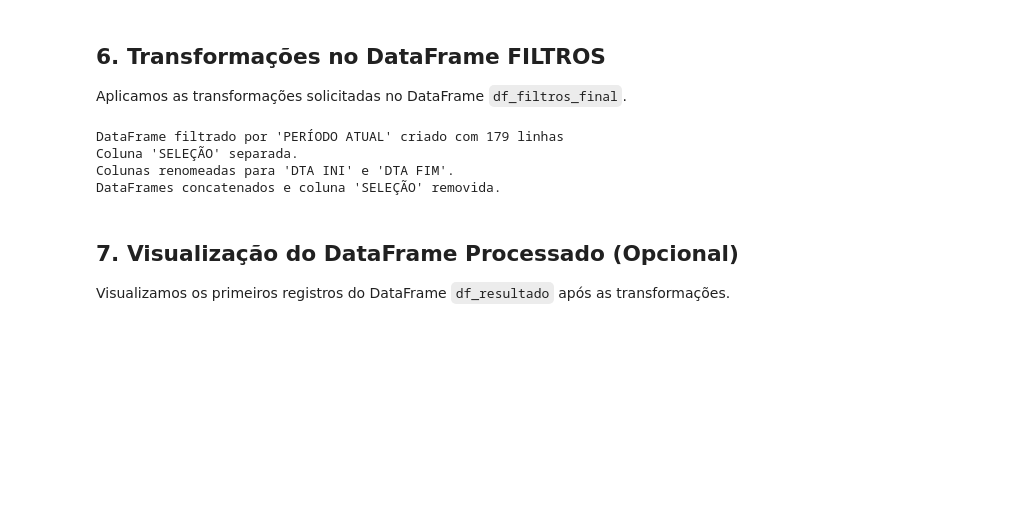
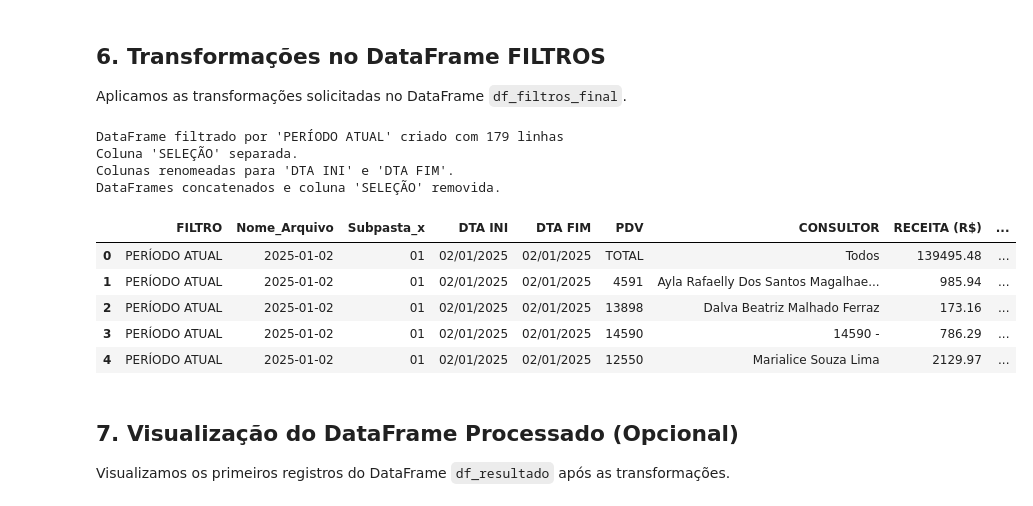
Before and after one commit to rafaweread/botapp, a Jupyter notebook: notebooks/ProcessarExcelSubpastas_original_mod.ipynb, the cells around one changed output. Cells and saved outputs as stored; diff of their text form; code cells hidden in the pictures; blank space fills up the shorter version.

```diff
--- a/notebooks/ProcessarExcelSubpastas_original_mod.ipynb
+++ b/notebooks/ProcessarExcelSubpastas_original_mod.ipynb
@@ -85,6 +85,23 @@ for raiz, subpastas, arquivos in os.walk(pasta_principal):
             except Exception as e:
                 # Tratamento de erro caso a aba PDV não exista ou ocorra outro problema
                 print(f"  - Erro ao ler aba PDV de {arquivo}: {e}")
+
+            try:
+                # Ler a aba CONSULTOR do arquivo Excel
+                df_consultor = pd.read_excel(caminho_completo, sheet_name='CONSULTOR', keep_default_na=False)
+
+                # Adicionar colunas com o nome do arquivo e da subpasta para rastreabilidade
+                df_consultor["Nome_Arquivo"] = nome_arquivo
+                df_consultor["Subpasta"] = subpasta
+
+                # Adicionar o DataFrame à lista de DataFrames da aba CONSULTOR
+                lista_dfs_consultor.append(df_consultor)
+
+                print(f"  - Aba CONSULTOR processada com sucesso")
+
+            except Exception as e:
+                # Tratamento de erro caso a aba CONSULTOR não exista ou ocorra outro problema
+                print(f"  - Erro ao ler aba CONSULTOR de {arquivo}: {e}")
 # %% [output]
 Processando arquivo: C:\Users\rafaellemos\Grupo Matos & Instituto Huno\Grupo Matos - Dados e Performance\Scripts\Exportacao_Boticario_Resultado\botapp\relatorios\2025\01\2025-01-02.xlsx
   - Aba FILTROS processada com sucesso
@@ -111,10 +128,11 @@ Concatenamos os DataFrames coletados das abas 'FILTROS' e 'PDV' em DataFrames ú
 # Inicializar DataFrames finais como None
 df_filtros_final = None
 df_pdv_final = None
+df_consultor_final = None
 
 # Verificar se foram encontrados arquivos para processar
-if not lista_dfs_filtros and not lista_dfs_pdv:
-    print("Nenhum arquivo Excel com as abas FILTROS e PDV foi encontrado nas subpastas.")
+if not lista_dfs_filtros and not lista_dfs_pdv and not lista_dfs_consultor:
+    print("Nenhum arquivo Excel com as abas FILTROS, PDV e CONSULTOR foi encontrado nas subpastas.")
 else:
     # Processar os dados da aba FILTROS, se houver
     if lista_dfs_filtros:
@@ -133,5 +151,14 @@ else:
         print(f"DataFrame PDV final criado com {len(df_pdv_final)} linhas")
     else:
         print("Nenhum dado da aba PDV foi encontrado.")
+
+    # Processar os dados da aba CONSULTOR, se houver
+    if lista_dfs_consultor:
+        # Concatenar todos os DataFrames em um único DataFrame
+        # ignore_index=True para reindexar as linhas no DataFrame final
+        df_consultor_final = pd.concat(lista_dfs_consultor, ignore_index=True)
+        print(f"DataFrame CONSULTOR final criado com {len(df_consultor_final)} linhas")
+    else:
+        print("Nenhum dado da aba CONSULTOR foi encontrado.")
 # %% [output]
 DataFrame FILTROS final criado com 1790 linhas
@@ -211,3 +262,16 @@ DataFrames concatenados e coluna 'SELEÇÃO' removida.
+# %%
+# Visualizar os primeiros registros do DataFrame df_resultado
+if df_merge_consultor is not None:
+    display(df_merge_consultor.head())
+else:
+    print("DataFrame df_resultado não disponível para visualização.")
+# %% [output]
+|  | FILTRO | Nome_Arquivo | Subpasta_x | DTA INI | DTA FIM | PDV | CONSULTOR | RECEITA (R$) | ... |
+| 0 | PERÍODO ATUAL | 2025-01-02 | 01 | 02/01/2025 | 02/01/2025 | TOTAL | Todos | 139495.48 | ... |
+| 1 | PERÍODO ATUAL | 2025-01-02 | 01 | 02/01/2025 | 02/01/2025 | 4591 | Ayla Rafaelly Dos Santos Magalhae... | 985.94 | ... |
+| 2 | PERÍODO ATUAL | 2025-01-02 | 01 | 02/01/2025 | 02/01/2025 | 13898 | Dalva Beatriz Malhado Ferraz | 173.16 | ... |
+| 3 | PERÍODO ATUAL | 2025-01-02 | 01 | 02/01/2025 | 02/01/2025 | 14590 | 14590 - | 786.29 | ... |
+| 4 | PERÍODO ATUAL | 2025-01-02 | 01 | 02/01/2025 | 02/01/2025 | 12550 | Marialice Souza Lima | 2129.97 | ... |
 # %% [markdown]
 ## 7. Visualização do DataFrame Processado (Opcional)
 
```
Also changed, not shown: parts of 9 cells of this notebook, 5 other files.
